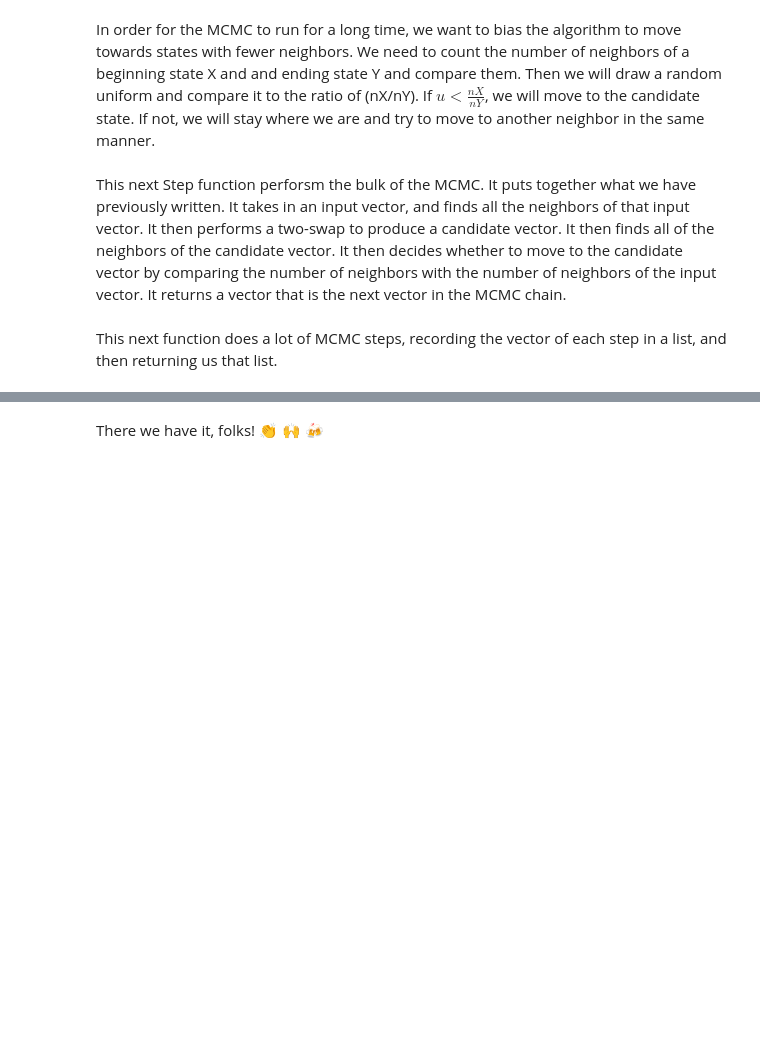
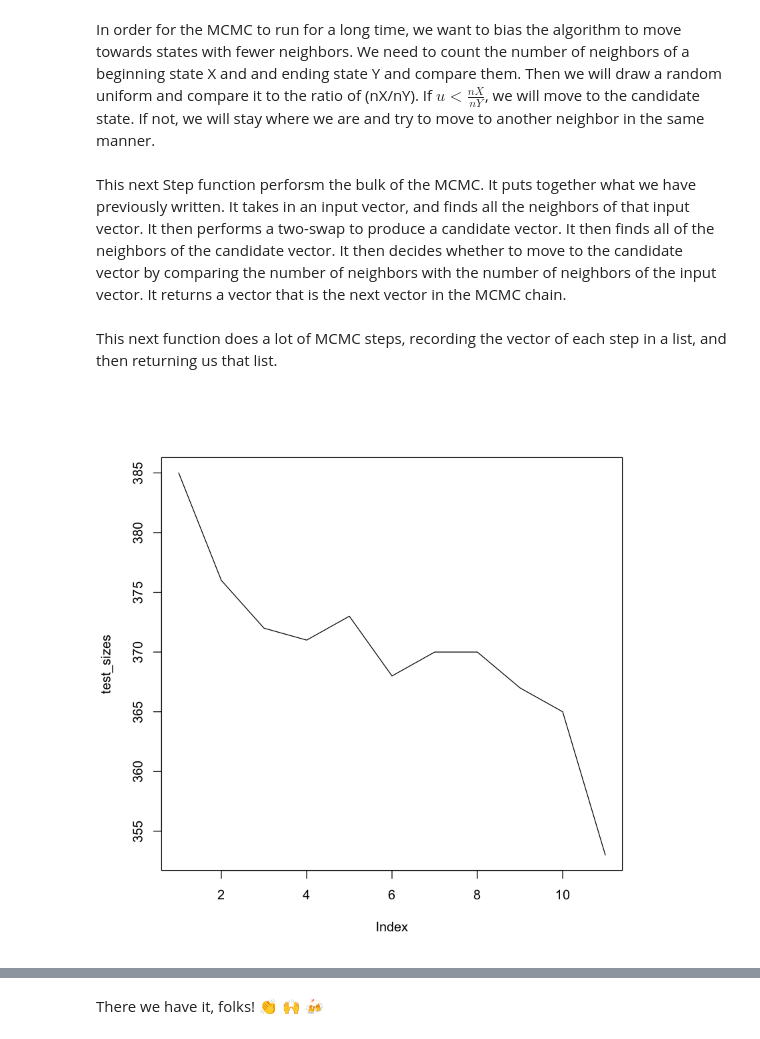
Before and after one commit to franklinmarsh/computational_statistics, a Jupyter notebook: hw3.ipynb, the cells around one changed output, grey strips where cells are left out. Drawn from its saved outputs; the diff is of its cells as text; code cells hidden in the pictures; blank space fills up the shorter version.

```diff
--- a/hw3.ipynb
+++ b/hw3.ipynb
@@ -250,3 +292,9 @@ MCMC <- function(m,k,n_iters) {
     }
     return(t(simplify2array(x0)))
 }
+# %%
+test_MCMC <- MCMC(10,350,10) #run the MCMC and store the list of states in a variable
+test_sizes <- apply(test_MCMC, 1, FindSize) # loop through the rows (permutations) and record the sizes
+plot(test_sizes, type = 'l') #plot size as a function of MCMC iteration
+# %% [output]
+[figure, added]
```
Also changed, not shown: parts of 14 cells of this notebook.
